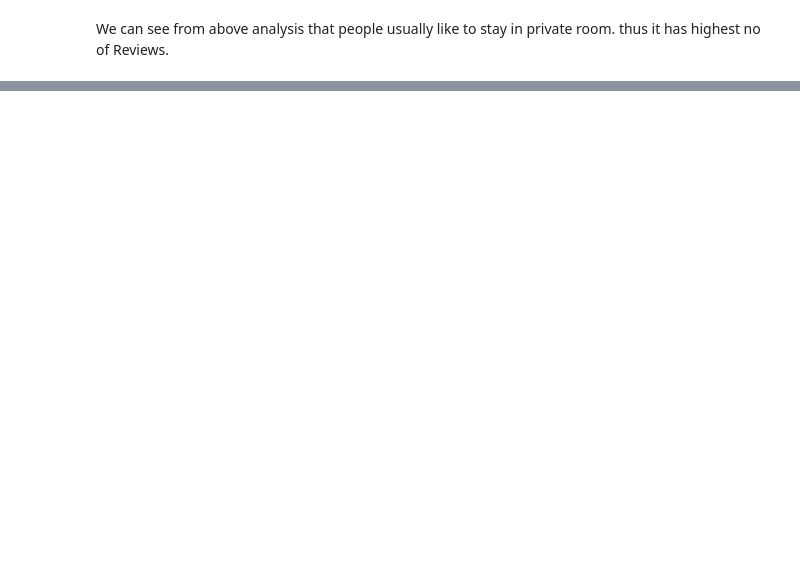
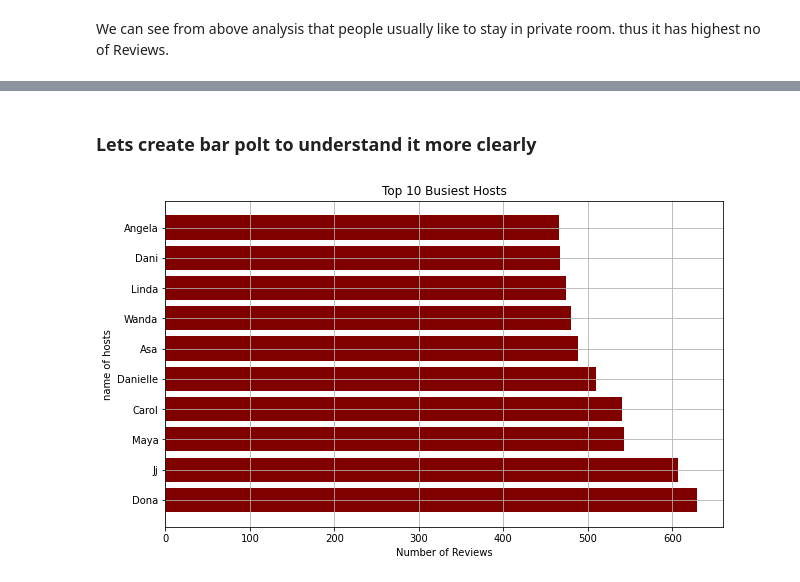
Before and after one commit to kamaluddin14/Airbnb-data-analysis, a Jupyter notebook: Copy_of_Airbnb_Bookings_Analysis_Kamaluddin_Capstone_Project.ipynb, the cells around one changed output, grey strips where cells are left out. Saved outputs shown, nothing was run; the diff lists cells and outputs as text; code cells hidden in the pictures; blank space fills up the shorter version.

```diff
--- a/Copy_of_Airbnb_Bookings_Analysis_Kamaluddin_Capstone_Project.ipynb
+++ b/Copy_of_Airbnb_Bookings_Analysis_Kamaluddin_Capstone_Project.ipynb
@@ -311,0 +316,4 @@ We can see from above analysis that people usually like to stay in  private room
+# %%
+busiest_hosts = new_df.groupby(['host_name','host_id','room_type','price'])['number_of_reviews'].max().reset_index()
+busiest_hosts = busiest_hosts.sort_values(by='number_of_reviews', ascending=False)[:10]
+busiest_hosts
@@ -311,0 +332,18 @@ We can see from above analysis that people usually like to stay in  private room
+# %% [markdown]
+### Lets create bar polt to understand it more clearly
+# %%
+name = busiest_hosts['host_name']
+reviews = busiest_hosts['number_of_reviews']
+
+fig = plt.figure(figsize = (10,6))
+
+# creating the bar plot
+plt.barh(name, reviews, color ='maroon')
+
+plt.xlabel("Number of Reviews")
+plt.ylabel("name of hosts")
+plt.title("Top 10 Busiest Hosts")
+plt.grid(True)
+plt.show()
+# %% [output]
+[figure, added]
```
Also changed, not shown: parts of 17 cells of this notebook.
